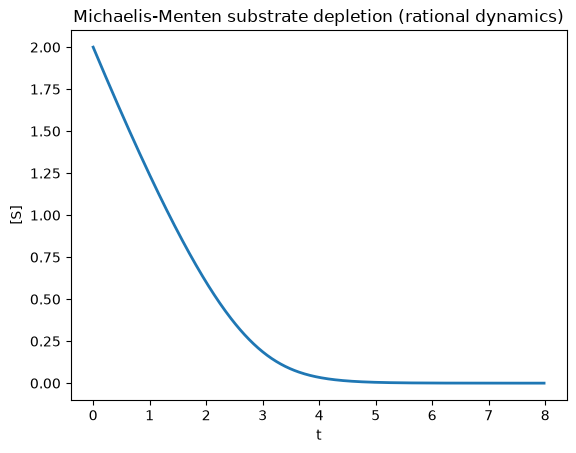
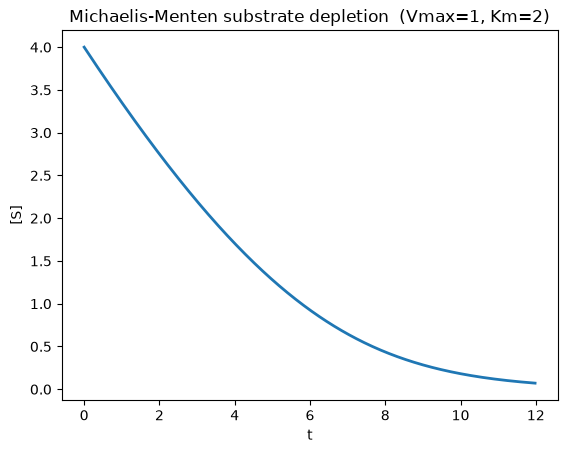
The change to this notebook cell's code, shown as a diff; its figure went from the first image to the second:
--- before
+++ after
@@ -2,7 +2,9 @@
 import pysindy as ps
 
-t, X = systems.simulate_mm(t_span=(0, 8), dt=0.02, s0=2.0, vmax=1.0, km=0.5)
-S = X[:, :1]            # substrate only, shape (n, 1)
+# Substrate depletion data. Vmax=1, Km=2 -- identical to the MM system in notebook 04,
+# so the rational law we recover here is exactly the reduced form of that DAE.
+t, X = systems.simulate_mm(t_span=(0, 12), dt=0.02, s0=4.0, vmax=1.0, km=2.0)
+S = X[:, :1]                      # substrate column, shape (n, 1)
 dt = t[1] - t[0]
 plt.plot(t, S, lw=2); plt.xlabel("t"); plt.ylabel("[S]")
-plt.title("Michaelis-Menten substrate depletion (rational dynamics)"); plt.show()
+plt.title("Michaelis-Menten substrate depletion  (Vmax=1, Km=2)"); plt.show()

Commit: Fix SINDy-PI and SODAs notebooks to be correct and representative